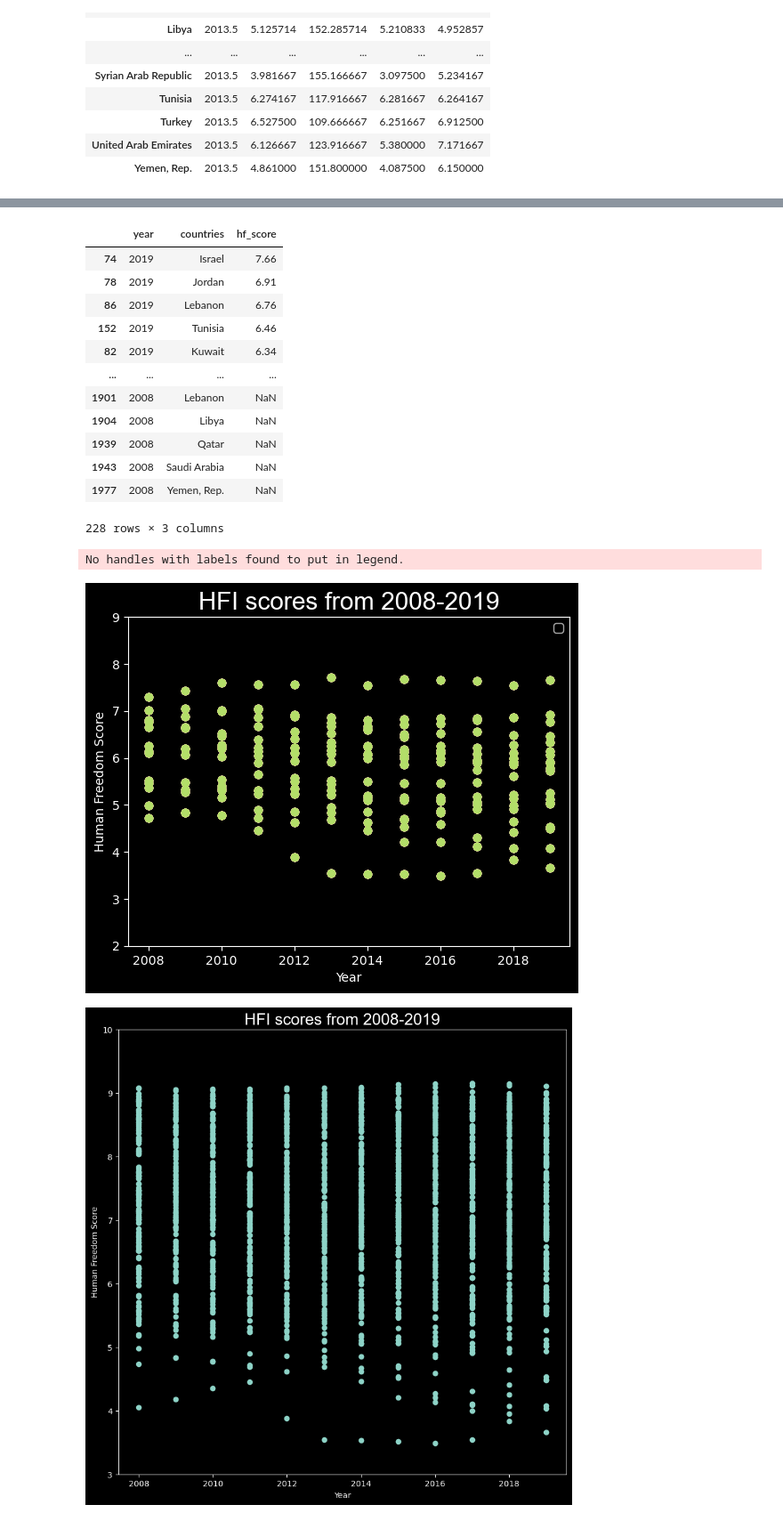
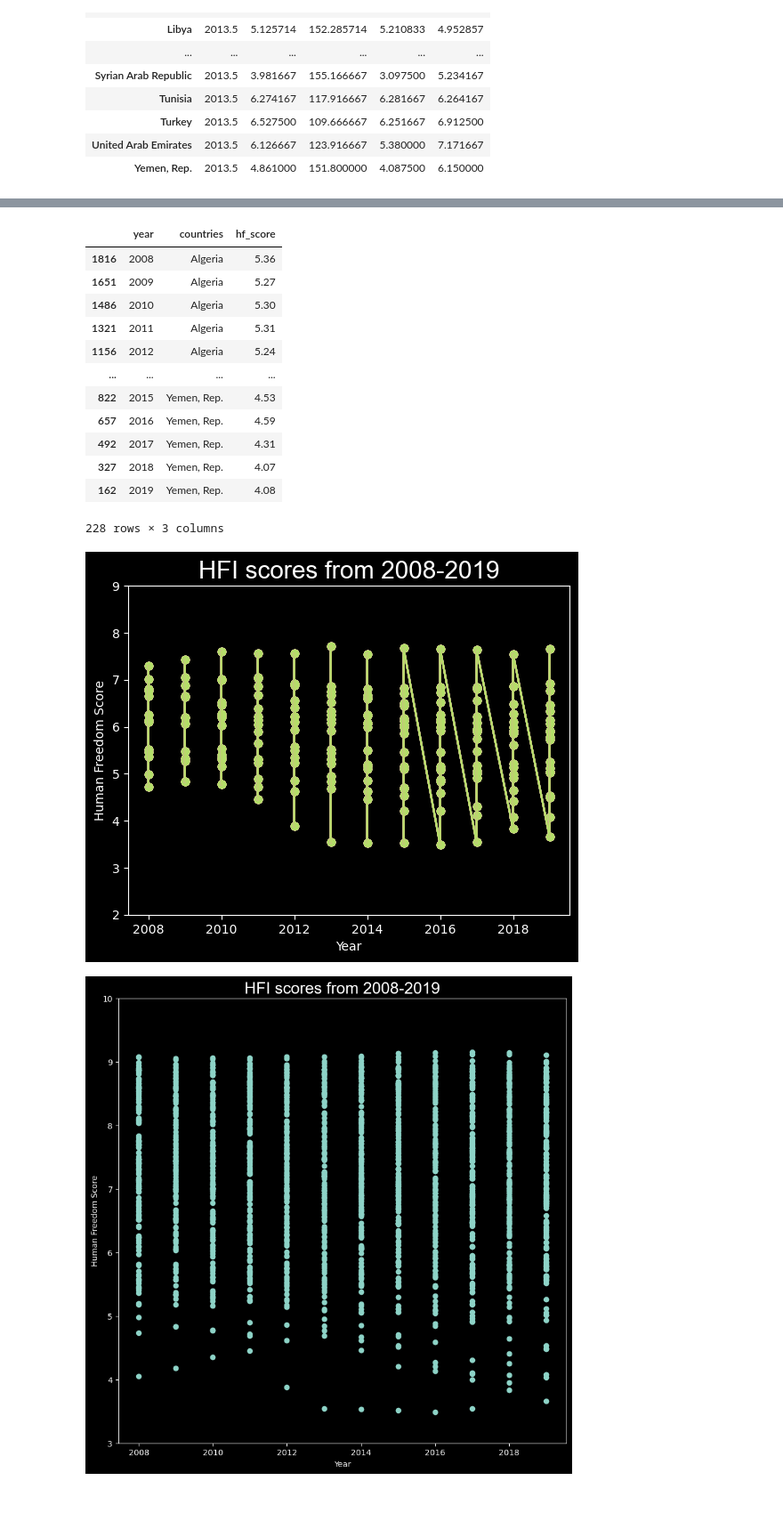
Before and after one commit to NJB7/HumanFreedomIndexProject, a Jupyter notebook: HFIProject.ipynb, the cells around one changed output, grey strips where cells are left out. Shown: that part at 89% size. Saved outputs shown, nothing was run; the diff lists cells and outputs as text; code cells hidden in the pictures.

```diff
--- a/HFIProject.ipynb
+++ b/HFIProject.ipynb
@@ -415,44 +401,45 @@ plt.show()
 # %%
-dfme[["year", "countries", "hf_score"]]
+dfme[["year", "countries", "hf_score"]].sort_values(["countries", "year"])
 # %% [output]
 |  | year | countries | hf_score |
-| 74 | 2019 | Israel | 7.66 |
-| 78 | 2019 | Jordan | 6.91 |
-| 86 | 2019 | Lebanon | 6.76 |
-| 152 | 2019 | Tunisia | 6.46 |
-| 82 | 2019 | Kuwait | 6.34 |
+| 1816 | 2008 | Algeria | 5.36 |
+| 1651 | 2009 | Algeria | 5.27 |
+| 1486 | 2010 | Algeria | 5.30 |
+| 1321 | 2011 | Algeria | 5.31 |
+| 1156 | 2012 | Algeria | 5.24 |
 | ... | ... | ... | ... |
-| 1901 | 2008 | Lebanon | NaN |
-| 1904 | 2008 | Libya | NaN |
-| 1939 | 2008 | Qatar | NaN |
-| 1943 | 2008 | Saudi Arabia | NaN |
-| 1977 | 2008 | Yemen, Rep. | NaN |
+| 822 | 2015 | Yemen, Rep. | 4.53 |
+| 657 | 2016 | Yemen, Rep. | 4.59 |
+| 492 | 2017 | Yemen, Rep. | 4.31 |
+| 327 | 2018 | Yemen, Rep. | 4.07 |
+| 162 | 2019 | Yemen, Rep. | 4.08 |
 228 rows × 3 columns
 # %%
-# plot ME countries
+# attempt to plot ME countries more effectively
 
-country = ["Algeria", "Bahrain", "Egypt, Arab Rep.", "Iran, Islamic Rep.", "Iraq", "Israel", "Jordan", "Kuwait", "Lebanon", "Libya", "Morocco", "Oman",
-    "Qatar", "Saudi Arabia", "Syrian Arab Republic", "Tunisia", "Turkey", "United Arab Emirates", "Yemen, Rep."]
+# country = ["Algeria", "Bahrain", "Egypt, Arab Rep.", "Iran, Islamic Rep.", "Iraq", "Israel", "Jordan", "Kuwait", "Lebanon", "Libya", "Morocco", "Oman",
+#     "Qatar", "Saudi Arabia", "Syrian Arab Republic", "Tunisia", "Turkey", "United Arab Emirates", "Yemen, Rep."]
 
 for countries in dfme:
     x = dfme["year"]
     y = dfme["hf_score"]
-    plt.scatter(x, y, label=country)
+    plt.scatter(x, y)
+    plt.plot(x, y)
+    # plt.legend(dfme.loc[(dfme["countries"])])
 
 plt.title("HFI scores from 2008-2019", fontdict = {"fontname": "Arial", "fontsize": 20})
 plt.xlabel("Year")
 plt.ylabel("Human Freedom Score")
 
 # plt.xticks([2008, 2009, 2010, 2011, 2012, 2013, 2014, 2015, 2016, 2017, 2018, 2019])
 plt.yticks([2,3,4,5,6,7,8,9])
-plt.legend()
+# plt.legend()
 fig = matplotlib.pyplot.gcf()
 fig.savefig('mehfiline2.png', dpi=300)
 
 plt.show()
 # %% [output]
-No handles with labels found to put in legend.
-[figure, old version]
+[figure, new version]
 # %%
 # this is interesting. Try a box and whisker chart to follow up on the lower outliers.
 
```
Also changed, not shown: parts of 14 cells of this notebook, 9 other files.
